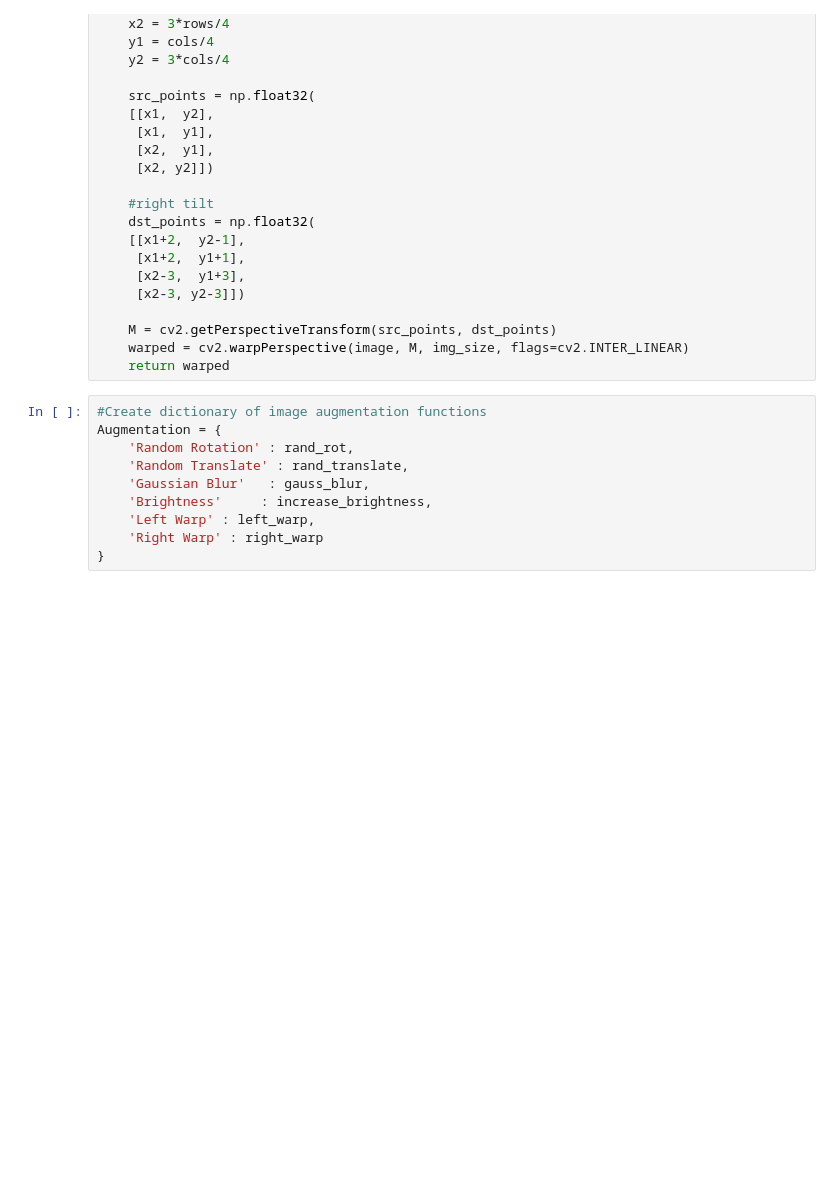
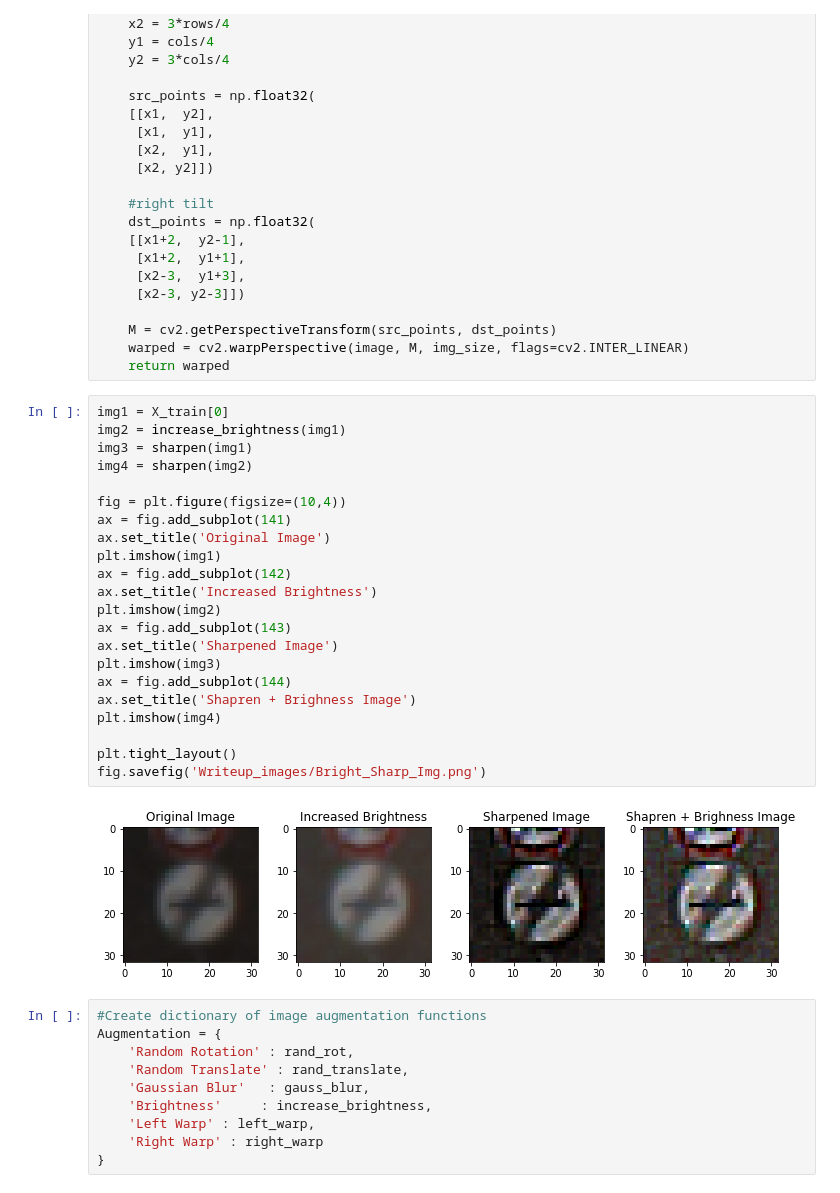
Before and after one commit to dgelven1/Udacity-Self-Driving-Car-, a Jupyter notebook: CarND-Traffic-Sign-Classifier-Project/Traffic_Sign_Classifier_V4.ipynb, the cells around one changed output. Drawn from its saved outputs; the diff is of its cells as text; blank space fills up the shorter version.

```diff
--- a/CarND-Traffic-Sign-Classifier-Project/Traffic_Sign_Classifier_V4.ipynb
+++ b/CarND-Traffic-Sign-Classifier-Project/Traffic_Sign_Classifier_V4.ipynb
@@ -299,6 +293,30 @@ def right_warp(image):
     M = cv2.getPerspectiveTransform(src_points, dst_points)
     warped = cv2.warpPerspective(image, M, img_size, flags=cv2.INTER_LINEAR)
     return warped
+# %%
+img1 = X_train[0]
+img2 = increase_brightness(img1)
+img3 = sharpen(img1)
+img4 = sharpen(img2)
+
+fig = plt.figure(figsize=(10,4))
+ax = fig.add_subplot(141)
+ax.set_title('Original Image')
+plt.imshow(img1)
+ax = fig.add_subplot(142)
+ax.set_title('Increased Brightness')
+plt.imshow(img2)
+ax = fig.add_subplot(143)
+ax.set_title('Sharpened Image')
+plt.imshow(img3)
+ax = fig.add_subplot(144)
+ax.set_title('Shapren + Brighness Image')
+plt.imshow(img4)
+
+plt.tight_layout()
+fig.savefig('Writeup_images/Bright_Sharp_Img.png')
+# %% [output]
+[figure, added]
 # %%
 #Create dictionary of image augmentation functions
 Augmentation = {
```
Also changed, not shown: parts of 10 cells of this notebook, 10 other files.
